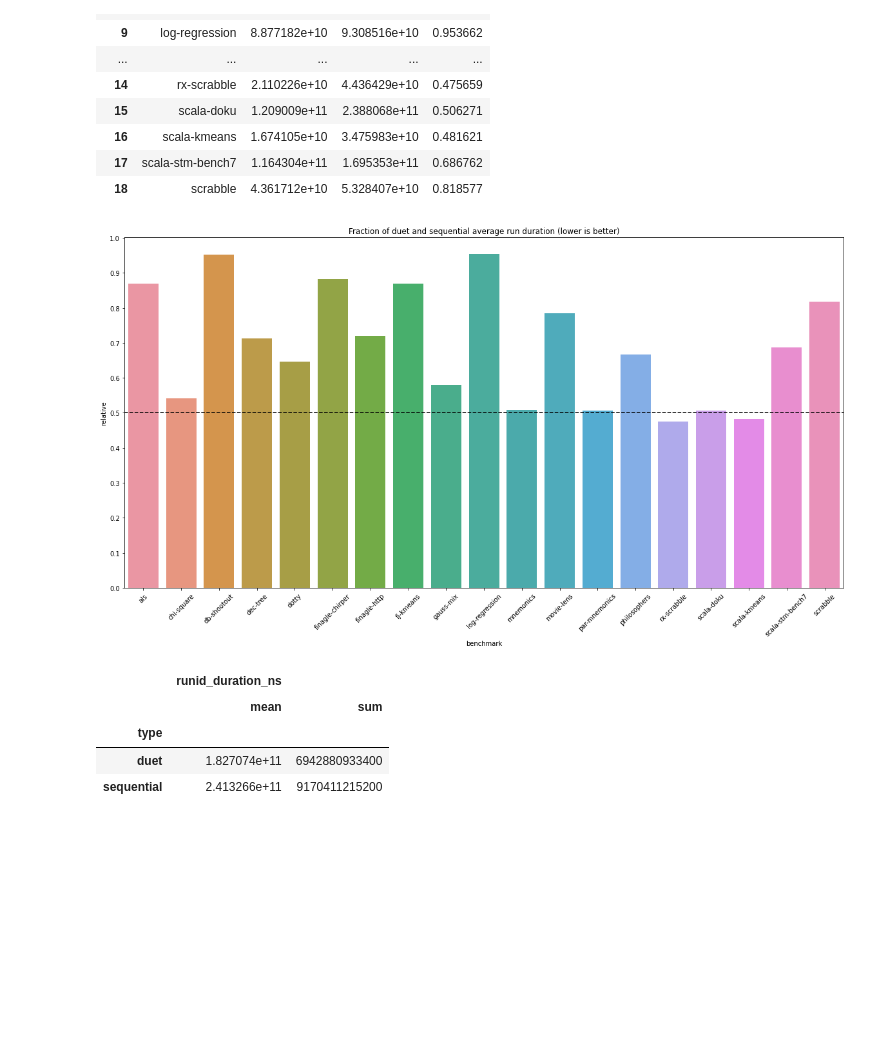
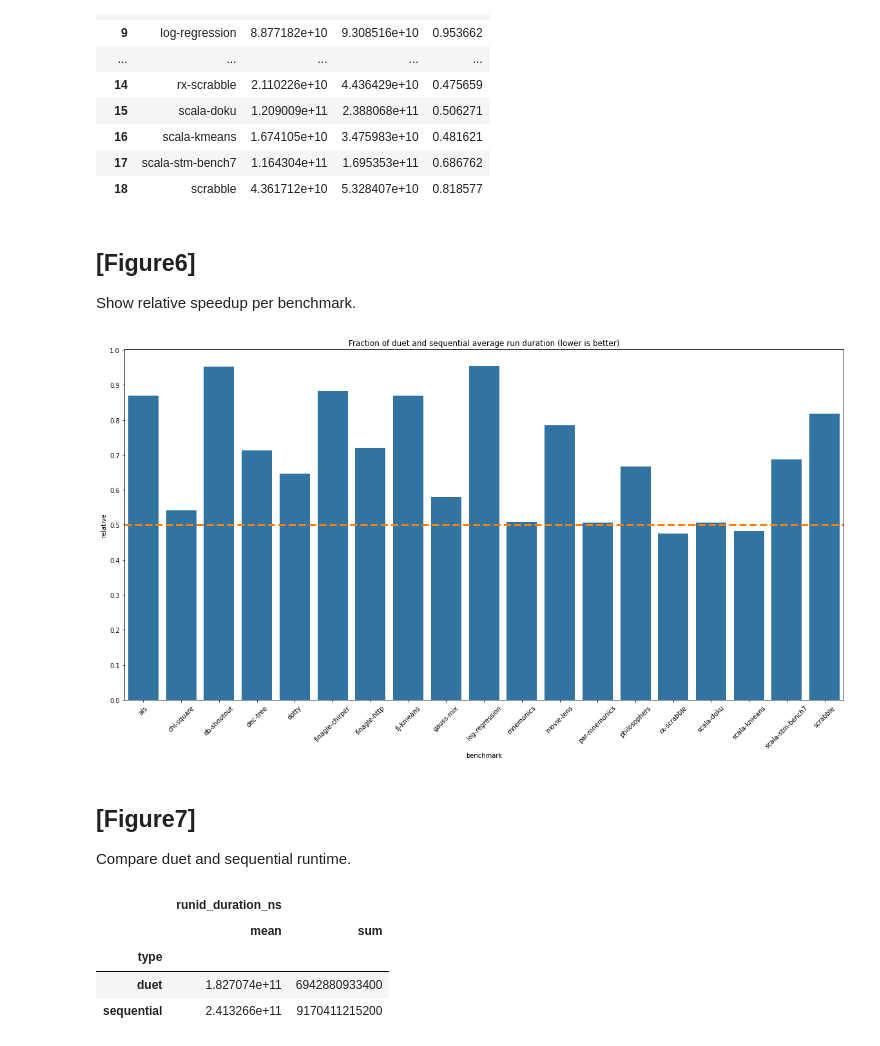
Before and after one commit to TomasDrozdik/asynchronous-duet, a Jupyter notebook: duet/analyze.ipynb, the cells around one changed output. Cells and saved outputs as stored; diff of their text form; code cells hidden in the pictures; blank space fills up the shorter version.

```diff
--- a/duet/analyze.ipynb
+++ b/duet/analyze.ipynb
@@ -178,16 +208,23 @@ df_duration_benchmark_pivot
 | 16 | scala-kmeans | 1.674105e+10 | 3.475983e+10 | 0.481621 |
 | 17 | scala-stm-bench7 | 1.164304e+11 | 1.695353e+11 | 0.686762 |
 | 18 | scrabble | 4.361712e+10 | 5.328407e+10 | 0.818577 |
+# %% [markdown]
+## [Figure6]
+
+Show relative speedup per benchmark.
 # %%
 plt.figure(figsize=(20, 10))
-ax = sns.barplot(x="benchmark", y="relative", data=df_duration_benchmark_pivot)
+ax = sns.barplot(x="benchmark", y="relative", data=df_duration_benchmark_pivot, color=sns.color_palette()[0])
 ax.set_title("Fraction of duet and sequential average run duration (lower is better)")
-ax.axhline(0.5, linestyle='--', color='k')
+ax.axhline(0.5, linestyle='--', color=sns.color_palette()[1], linewidth=3)
 plt.yticks(np.arange(0, 1.1, step=0.1))
 plt.xticks(rotation=45)
 plt.show()
 # %% [output]
-[figure, old version]
+[figure, new version]
+# %% [markdown]
+## [Figure7]
+Compare duet and sequential runtime.
 # %%
 df_duration_type = (df_duration_runid
     .groupby(by=["type"])
```
Also changed, not shown: parts of 14 cells of this notebook, 2 other files.
